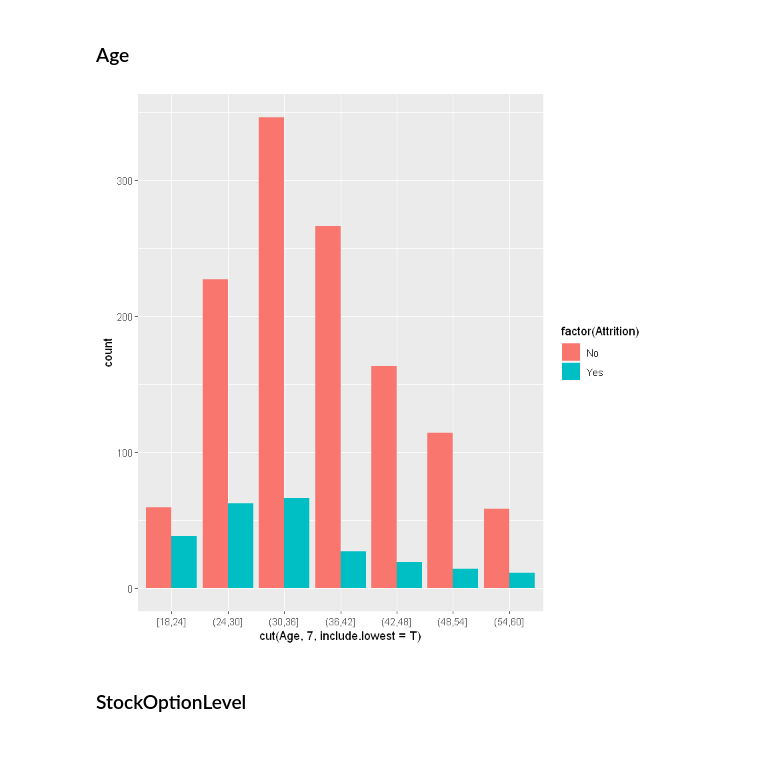
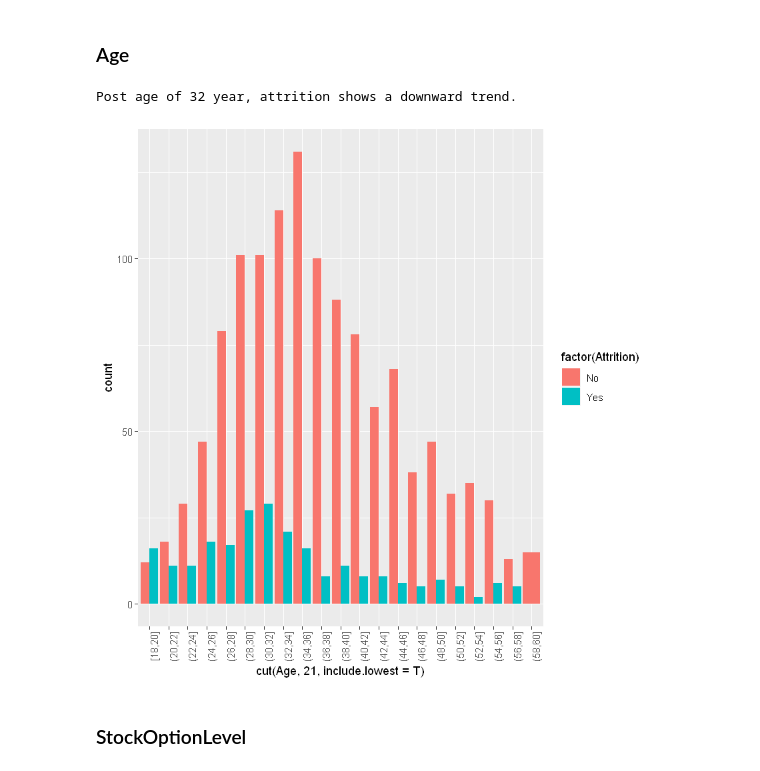
Before and after one commit to nkjadhav/HR-Employee-Attrition, a Jupyter notebook: HR-Employee-Attrition.ipynb, the cells around one changed output. Saved outputs shown, nothing was run; the diff lists cells and outputs as text; code cells hidden in the pictures.

```diff
--- a/HR-Employee-Attrition.ipynb
+++ b/HR-Employee-Attrition.ipynb
@@ -201,9 +210,11 @@ ggplot(emp, aes(JobRole), fill = factor(Attrition)) + geom_bar(position = "dodge
 # %% [markdown]
 ### Age
 # %%
-ggplot(emp, aes(cut(Age, 7, include.lowest = T), fill = factor(Attrition))) + geom_bar(position = "dodge")
+ggplot(emp, aes(cut(Age, 21, include.lowest = T), fill = factor(Attrition))) + geom_bar(position = "dodge") + theme(axis.text.x = element_text(angle = 90, hjust = 1))
+cat("Post age of 32 year, attrition shows a downward trend.")
 # %% [output]
+Post age of 32 year, attrition shows a downward trend.
-[figure, old version]
+[figure, new version]
 # %% [markdown]
 ### StockOptionLevel
 # %%
```
Also changed, not shown: parts of 15 cells of this notebook.
